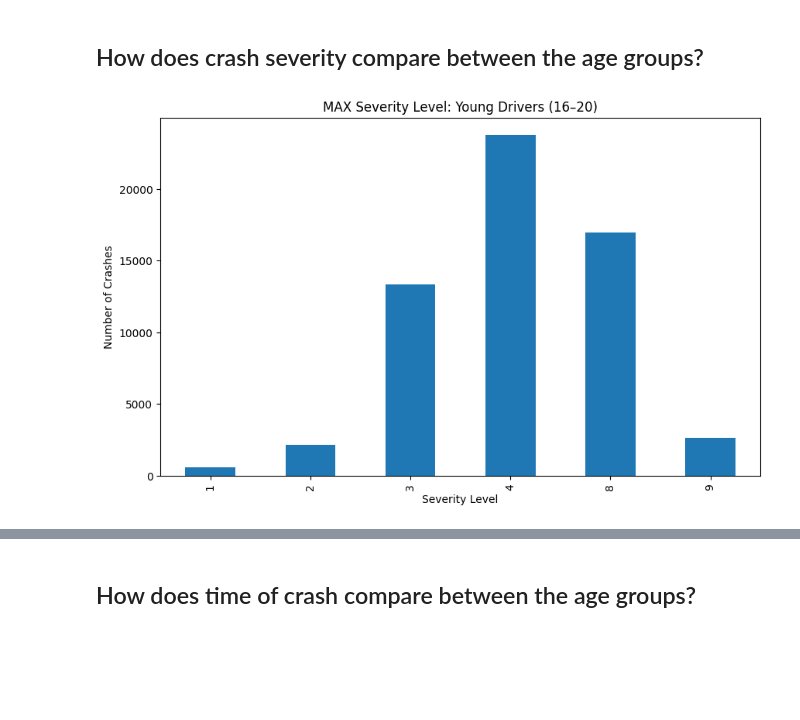
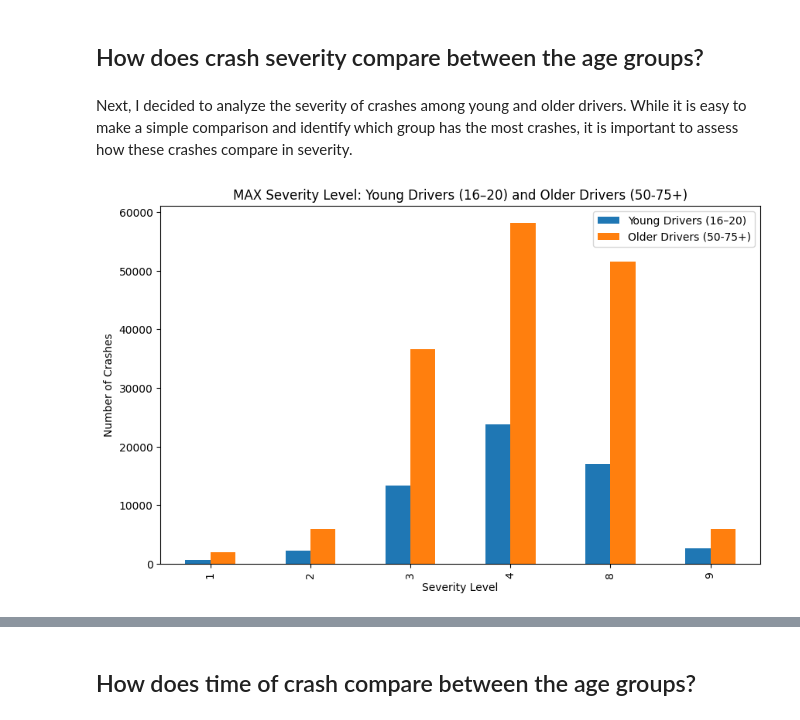
Before and after one commit to nmaharaj28/comm3180_S26_Blog, a Jupyter notebook: posts/004_crash/dow4.ipynb, the cells around one changed output, grey strips where cells are left out. Saved outputs shown, nothing was run; the diff lists cells and outputs as text; code cells hidden in the pictures; blank space fills up the shorter version.

```diff
--- a/posts/004_crash/dow4.ipynb
+++ b/posts/004_crash/dow4.ipynb
@@ -45,21 +45,28 @@ plt.show()
 In the bar graph above, you can see how the number of crashes compares across various age groups. The dataset separates teenagers but groups elder drivers in three categories: 50-64, 65-75, and 75+. The 50-64 age group has the highest number of crashes, with over 175,000. However, when you compare this number with the total number of crashes from young drivers (16-20), you get 121,723. Both young drivers and 50-64 drivers have comparable numbers, but ultimately, older drivers are involved in more car crashes. This is shocking, as the stereotype of the young, reckless driver is stronger than older drivers being more accident prone.
 # %% [markdown]
 ## How does crash severity compare between the age groups?
+# %% [markdown]
+Next, I decided to analyze the severity of crashes among young and older drivers. While it is easy to make a simple comparison and identify which group has the most crashes, it is important to assess how these crashes compare in severity.
 # %%
 young_filter = crash_data[['DRIVER_COUNT_16YR', 'DRIVER_COUNT_17YR', 'DRIVER_COUNT_18YR', 'DRIVER_COUNT_19YR', 'DRIVER_COUNT_20YR']].sum(axis=1) > 0
-older_filter = crash_data['DRIVER_COUNT_75PLUS'] > 0
+older_filter = crash_data[['DRIVER_COUNT_50_64YR', 'DRIVER_COUNT_65_74YR', 'DRIVER_COUNT_75PLUS']].sum(axis=1) > 0
 
 young_crashes = crash_data[young_filter]
 older_crashes = crash_data[older_filter]
 
 young_severity = young_crashes[young_crashes['MAX_SEVERITY_LEVEL'] > 0]['MAX_SEVERITY_LEVEL'].value_counts().sort_index()
 older_severity = older_crashes[older_crashes['MAX_SEVERITY_LEVEL'] > 0]['MAX_SEVERITY_LEVEL'].value_counts().sort_index()
 
-young_severity.plot(kind='bar',
+severity_df = pd.DataFrame({
+    'Young Drivers (16–20)': young_severity,
+    'Older Drivers (50-75+)': older_severity
+})
+
+severity_df.plot(kind='bar',
                  figsize=(10, 6))
-plt.title('MAX Severity Level: Young Drivers (16–20)')
+plt.title('MAX Severity Level: Young Drivers (16–20) and Older Drivers (50-75+)')
 plt.xlabel('Severity Level')
 plt.ylabel('Number of Crashes')
 plt.show()
 # %% [output]
-[figure, old version]
+[figure, new version]
```
Also changed, not shown: parts of 3 cells of this notebook.
